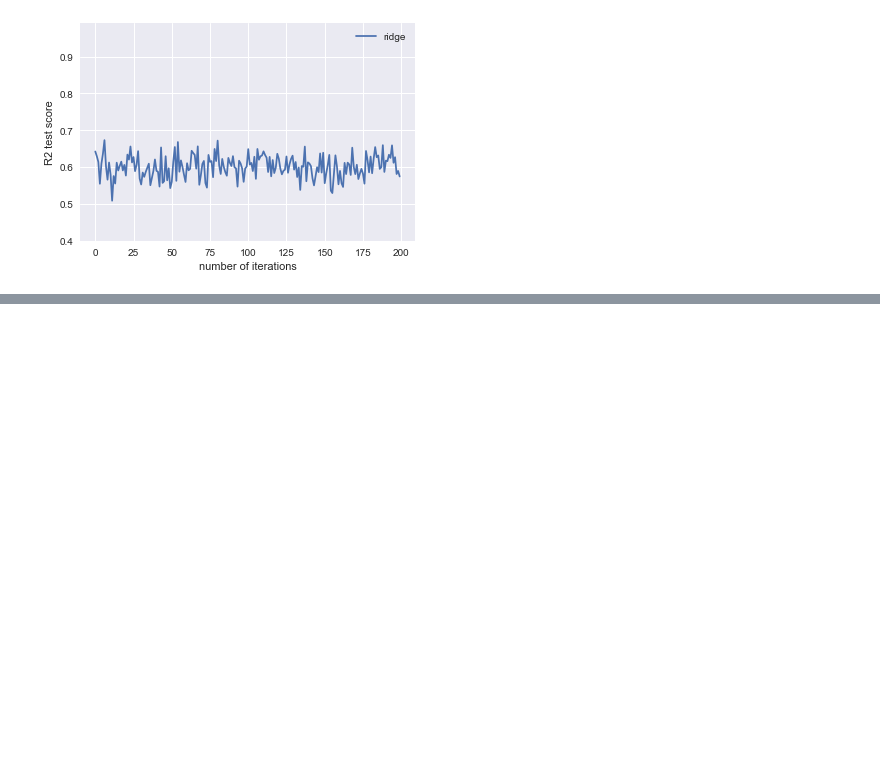
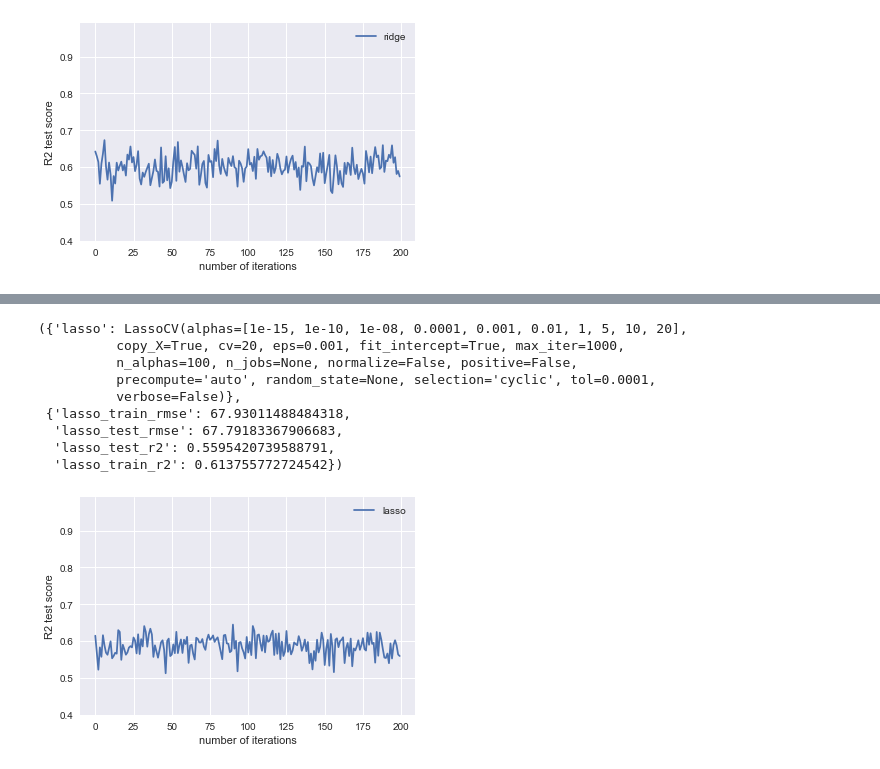
Before and after one commit to CaryMosley/Mod2Project, a Jupyter notebook: AirbnbFeatureEngFunction.ipynb, the cells around one changed output, grey strips where cells are left out. Cells and saved outputs as stored; diff of their text form; code cells hidden in the pictures; blank space fills up the shorter version.

```diff
--- a/AirbnbFeatureEngFunction.ipynb
+++ b/AirbnbFeatureEngFunction.ipynb
@@ -314,0 +341,13 @@ make_models(test_feat2, test_tgt, num_iter=100, models=['ridge'], complexity='po
+# %%
+make_models(df_feat_nbr_trim, df_tgt_trim, num_iter=100, models=['lasso'], complexity='polynomial', degree=2)
+# %% [output]
+({'lasso': LassoCV(alphas=[1e-15, 1e-10, 1e-08, 0.0001, 0.001, 0.01, 1, 5, 10, 20],
+          copy_X=True, cv=20, eps=0.001, fit_intercept=True, max_iter=1000,
+          n_alphas=100, n_jobs=None, normalize=False, positive=False,
+          precompute='auto', random_state=None, selection='cyclic', tol=0.0001,
+          verbose=False)},
+ {'lasso_train_rmse': 67.93011488484318,
+  'lasso_test_rmse': 67.79183367906683,
+  'lasso_test_r2': 0.5595420739588791,
+  'lasso_train_r2': 0.613755772724542})
+[figure, added]
```
Also changed, not shown: parts of 5 cells of this notebook.
